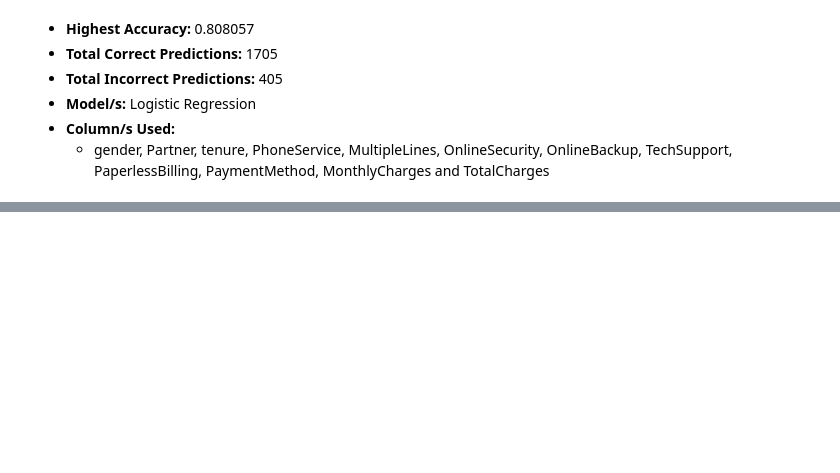
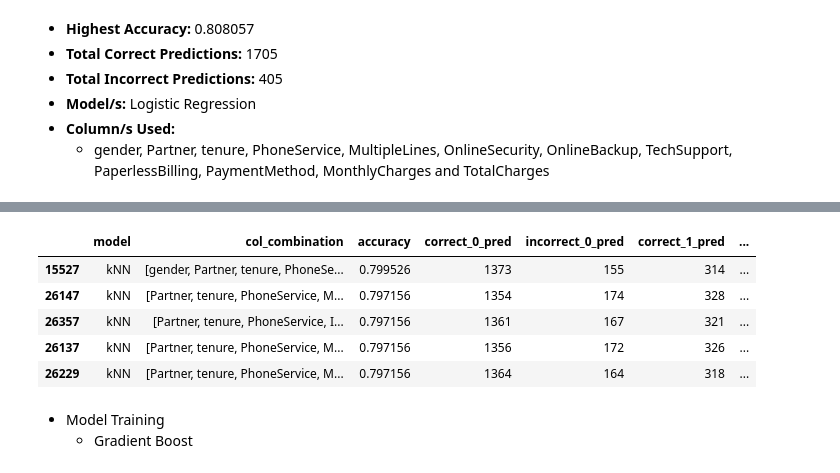
Before and after one commit to HarshTanwar001/Churn-Analysis, a Jupyter notebook: Churn_Analysis.ipynb, the cells around one changed output, grey strips where cells are left out. Saved outputs shown, nothing was run; the diff lists cells and outputs as text; code cells hidden in the pictures; blank space fills up the shorter version.

```diff
--- a/Churn_Analysis.ipynb
+++ b/Churn_Analysis.ipynb
@@ -2169,0 +2215,12 @@ data_12_comb.sort_values(by='accuracy', ascending=False).head()
+# %%
+data_13_comb.sort_values(by='accuracy', ascending=False).head()
+# %% [output]
+|  | model | col_combination | accuracy | correct_0_pred | incorrect_0_pred | correct_1_pred | ... |
+| 15527 | kNN | [gender, Partner, tenure, PhoneSe... | 0.799526 | 1373 | 155 | 314 | ... |
+| 26147 | kNN | [Partner, tenure, PhoneService, M... | 0.797156 | 1354 | 174 | 328 | ... |
+| 26357 | kNN | [Partner, tenure, PhoneService, I... | 0.797156 | 1361 | 167 | 321 | ... |
+| 26137 | kNN | [Partner, tenure, PhoneService, M... | 0.797156 | 1356 | 172 | 326 | ... |
+| 26229 | kNN | [Partner, tenure, PhoneService, M... | 0.797156 | 1364 | 164 | 318 | ... |
+# %% [markdown]
+- Model Training
+    - Gradient Boost
```
Also changed, not shown: parts of 14 cells of this notebook.
